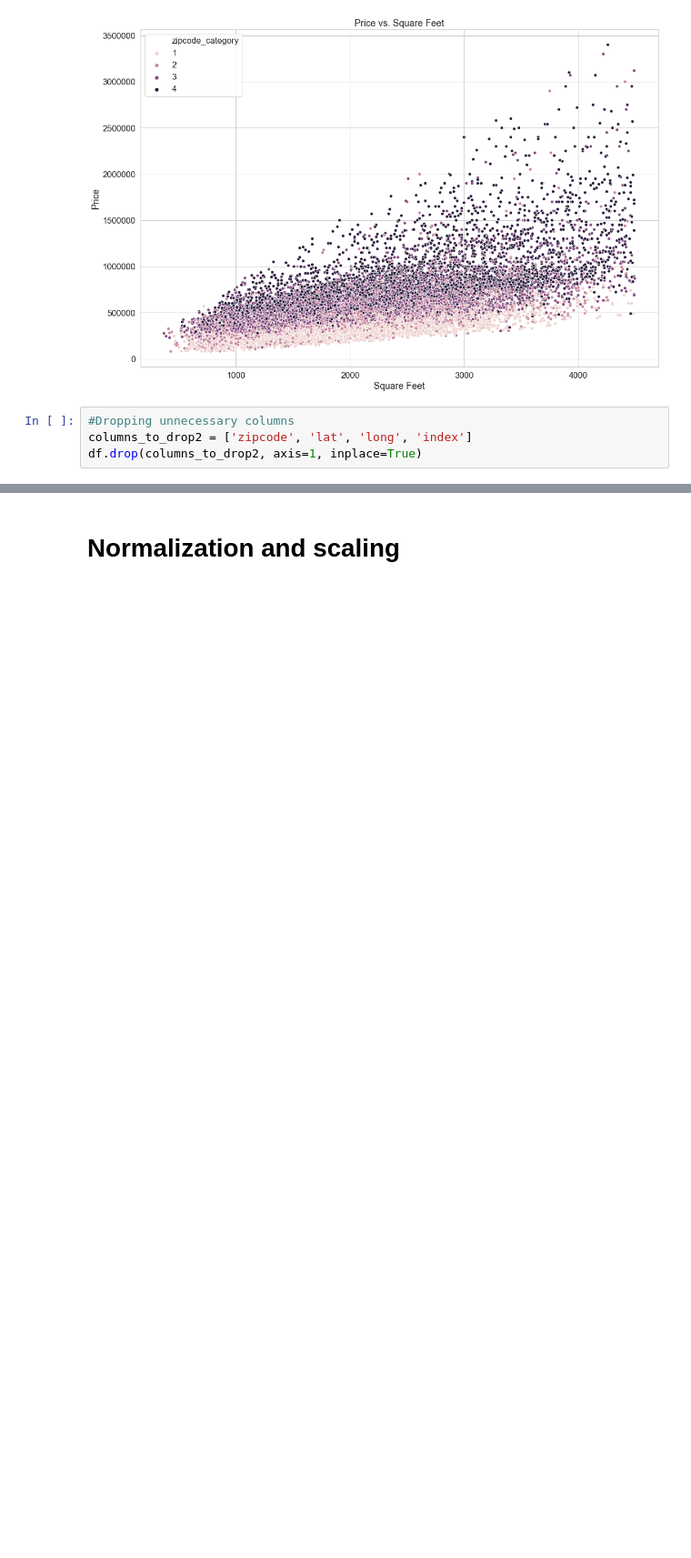
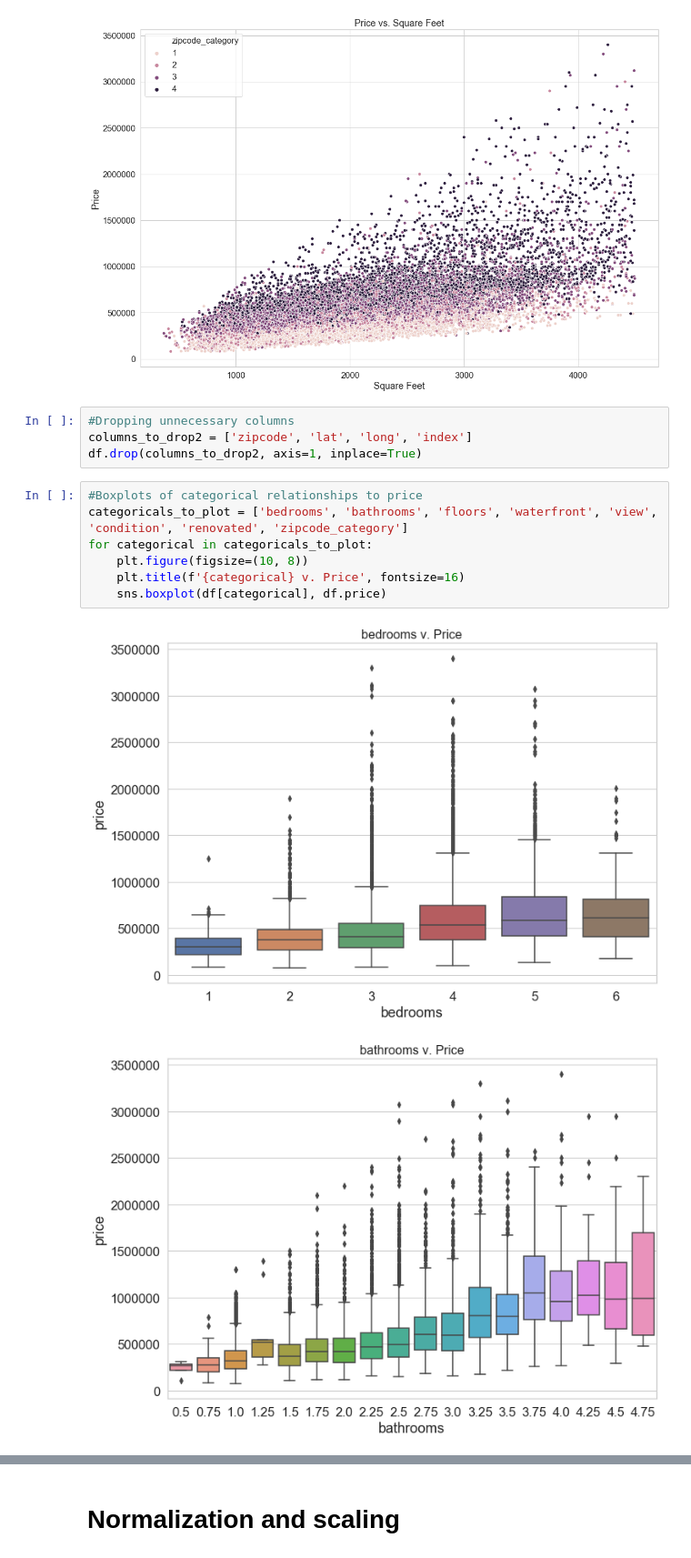
Before and after one commit to JonahFlateman/King-County-Sale-Prices, a Jupyter notebook: student.ipynb, the cells around one changed output, grey strips where cells are left out. Shown at 91% size. Saved outputs shown, nothing was run; the diff lists cells and outputs as text; blank space fills up the shorter version.

```diff
--- a/student.ipynb
+++ b/student.ipynb
@@ -359,3 +350,13 @@ Text(0, 0.5, 'Price')
 #Dropping unnecessary columns
 columns_to_drop2 = ['zipcode', 'lat', 'long', 'index']
 df.drop(columns_to_drop2, axis=1, inplace=True)
+# %%
+#Boxplots of categorical relationships to price
+categoricals_to_plot = ['bedrooms', 'bathrooms', 'floors', 'waterfront', 'view', 'condition', 'renovated', 'zipcode_category']
+for categorical in categoricals_to_plot:
+    plt.figure(figsize=(10, 8))
+    plt.title(f'{categorical} v. Price', fontsize=16)
+    sns.boxplot(df[categorical], df.price)
+# %% [output]
+[figure, added]
+[figure, added]
```
Also changed, not shown: parts of 18 cells of this notebook.
